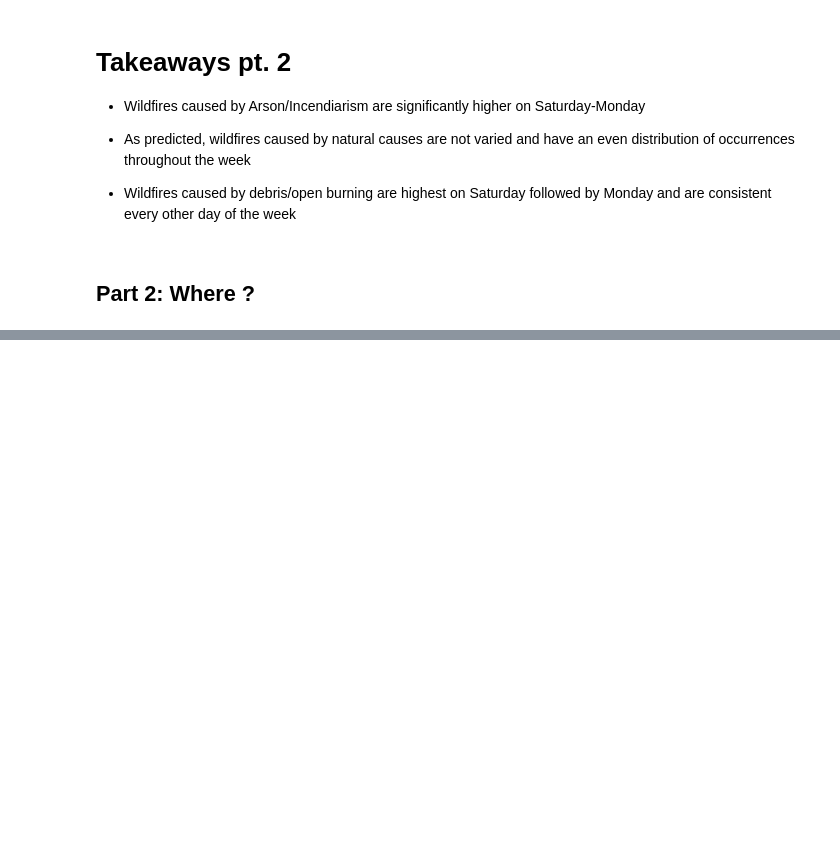
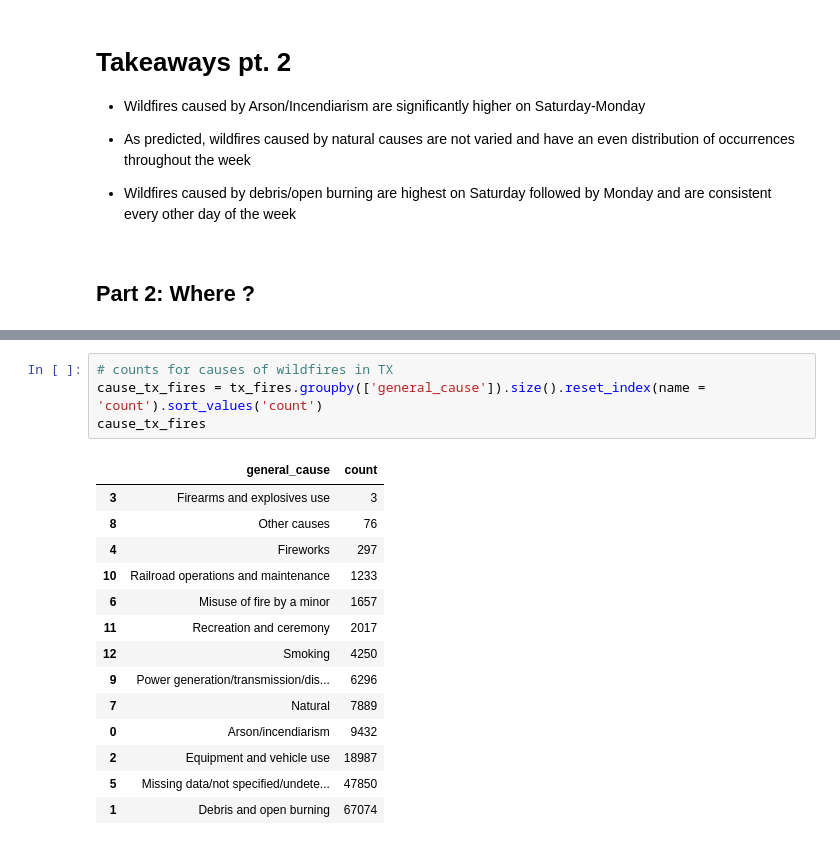
Before and after one commit to Dames-Researching-Flames/Sound-the-Alarm, a Jupyter notebook: Individual Works/kristine_workbook.ipynb, the cells around one changed output, grey strips where cells are left out. Cells and saved outputs as stored; diff of their text form; blank space fills up the shorter version.

```diff
--- a/Individual Works/kristine_workbook.ipynb
+++ b/Individual Works/kristine_workbook.ipynb
@@ -425,0 +427,19 @@ size_cause.set_xticklabels(size_cause.get_xticklabels(),rotation=40)
+# %%
+# counts for causes of wildfires in TX
+cause_tx_fires = tx_fires.groupby(['general_cause']).size().reset_index(name = 'count').sort_values('count')
+cause_tx_fires
+# %% [output]
+|  | general_cause | count |
+| 3 | Firearms and explosives use | 3 |
+| 8 | Other causes | 76 |
+| 4 | Fireworks | 297 |
+| 10 | Railroad operations and maintenance | 1233 |
+| 6 | Misuse of fire by a minor | 1657 |
+| 11 | Recreation and ceremony | 2017 |
+| 12 | Smoking | 4250 |
+| 9 | Power generation/transmission/dis... | 6296 |
+| 7 | Natural | 7889 |
+| 0 | Arson/incendiarism | 9432 |
+| 2 | Equipment and vehicle use | 18987 |
+| 5 | Missing data/not specified/undete... | 47850 |
+| 1 | Debris and open burning | 67074 |
```
Also changed, not shown: parts of 10 cells of this notebook.
